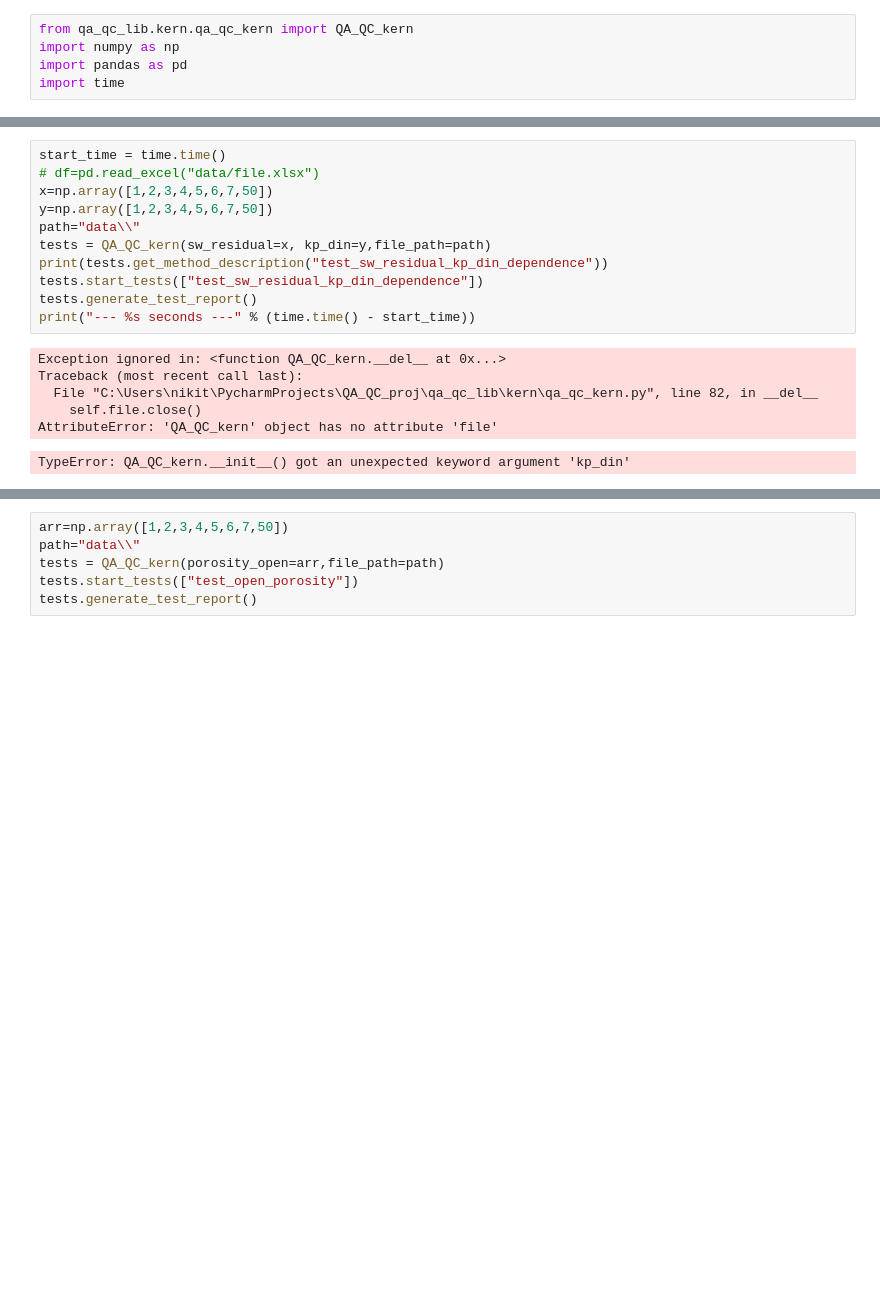
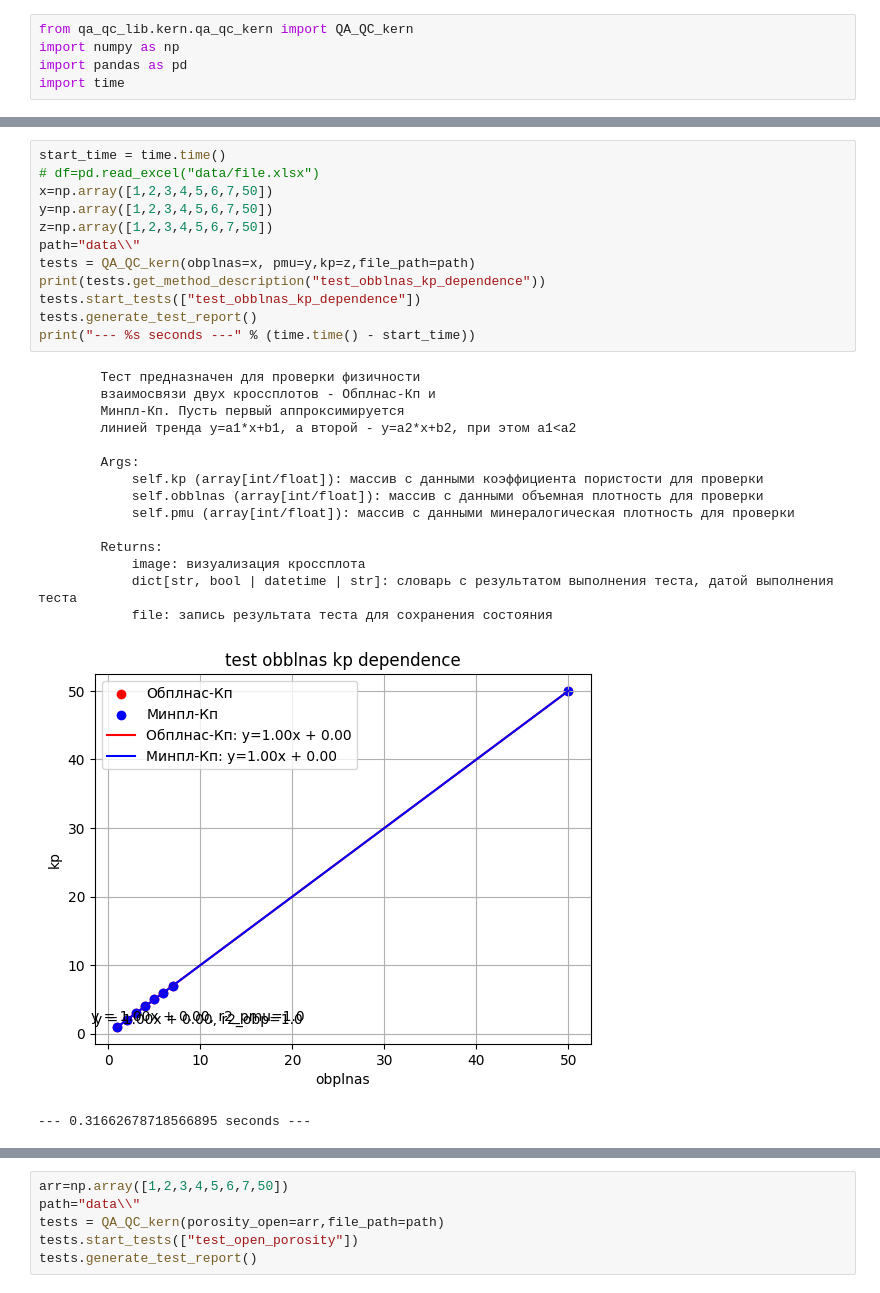
Before and after one commit to Salnikov-MaX/QA_QC_proj, a Jupyter notebook: qa_qc_lib/kern/workflow.ipynb, the cells around one changed output, grey strips where cells are left out. Saved outputs shown, nothing was run; the diff lists cells and outputs as text; blank space fills up the shorter version.

```diff
--- a/qa_qc_lib/kern/workflow.ipynb
+++ b/qa_qc_lib/kern/workflow.ipynb
@@ -214,21 +233,32 @@ print("--- %s seconds ---" % (time.time() - start_time))
 # %%
 start_time = time.time()
 # df=pd.read_excel("data/file.xlsx")
 x=np.array([1,2,3,4,5,6,7,50])
 y=np.array([1,2,3,4,5,6,7,50])
+z=np.array([1,2,3,4,5,6,7,50])
 path="data\\"
-tests = QA_QC_kern(sw_residual=x, kp_din=y,file_path=path)
-print(tests.get_method_description("test_sw_residual_kp_din_dependence"))
-tests.start_tests(["test_sw_residual_kp_din_dependence"])
+tests = QA_QC_kern(obplnas=x, pmu=y,kp=z,file_path=path)
+print(tests.get_method_description("test_obblnas_kp_dependence"))
+tests.start_tests(["test_obblnas_kp_dependence"])
 tests.generate_test_report()
 print("--- %s seconds ---" % (time.time() - start_time))
 # %% [output]
-Exception ignored in: <function QA_QC_kern.__del__ at 0x...>
-Traceback (most recent call last):
-  File "C:\Users\nikit\PycharmProjects\QA_QC_proj\qa_qc_lib\kern\qa_qc_kern.py", line 82, in __del__
-    self.file.close()
-AttributeError: 'QA_QC_kern' object has no attribute 'file'
+        Тест предназначен для проверки физичности
+        взаимосвязи двух кроссплотов - Обплнас-Кп и
+        Минпл-Кп. Пусть первый аппроксимируется
+        линией тренда y=a1*x+b1, а второй - y=a2*x+b2, при этом a1<a2
+
+        Args:
+            self.kp (array[int/float]): массив с данными коэффициента пористости для проверки
+            self.obblnas (array[int/float]): массив с данными объемная плотность для проверки
+            self.pmu (array[int/float]): массив с данными минералогическая плотность для проверки
+
+        Returns:
+            image: визуализация кроссплота
+            dict[str, bool | datetime | str]: словарь с результатом выполнения теста, датой выполнения теста
+            file: запись результата теста для сохранения состояния
+[figure, added]
-TypeError: QA_QC_kern.__init__() got an unexpected keyword argument 'kp_din'
+--- 0.31662678718566895 seconds ---
 # %%
 start_time = time.time()
 # df=pd.read_excel("data/file.xlsx")
```
Also changed, not shown: parts of 65 cells of this notebook, 2 other files.
